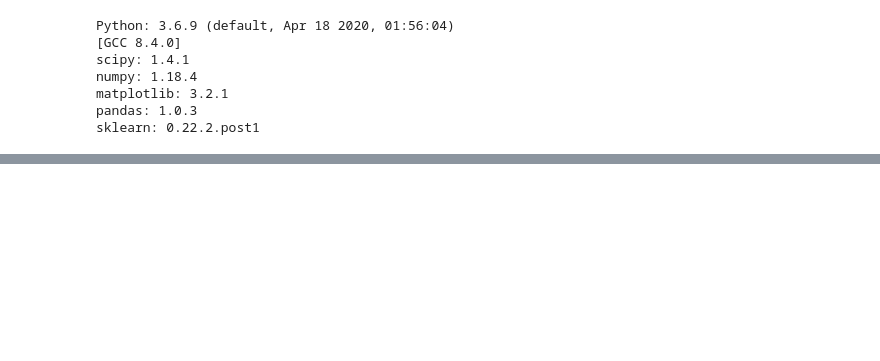
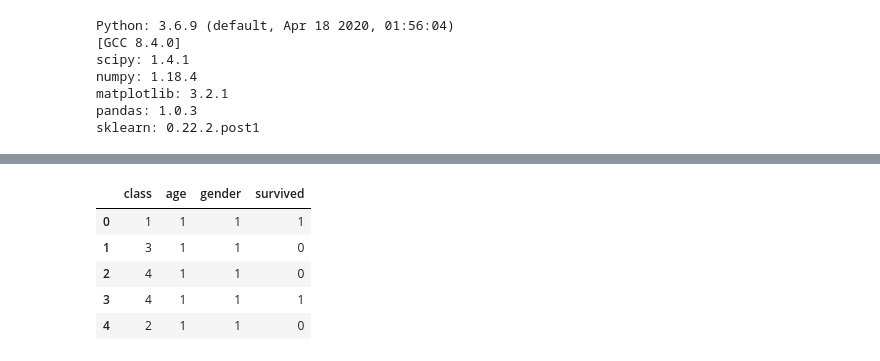
Before and after one commit to Thanh-Hoo/CS114.K21, a Jupyter notebook: Lab6.ipynb, the cells around one changed output, grey strips where cells are left out. Drawn from its saved outputs; the diff is of its cells as text; code cells hidden in the pictures; blank space fills up the shorter version.

```diff
--- a/Lab6.ipynb
+++ b/Lab6.ipynb
@@ -69,2 +82,11 @@ dataset
+# %%
+df.head()
+# %% [output]
+|  | class | age | gender | survived |
+| 0 | 1 | 1 | 1 | 1 |
+| 1 | 3 | 1 | 1 | 0 |
+| 2 | 4 | 1 | 1 | 0 |
+| 3 | 4 | 1 | 1 | 1 |
+| 4 | 2 | 1 | 1 | 0 |
 # %%
 # descriptions
```
Also changed, not shown: parts of 14 cells of this notebook.
